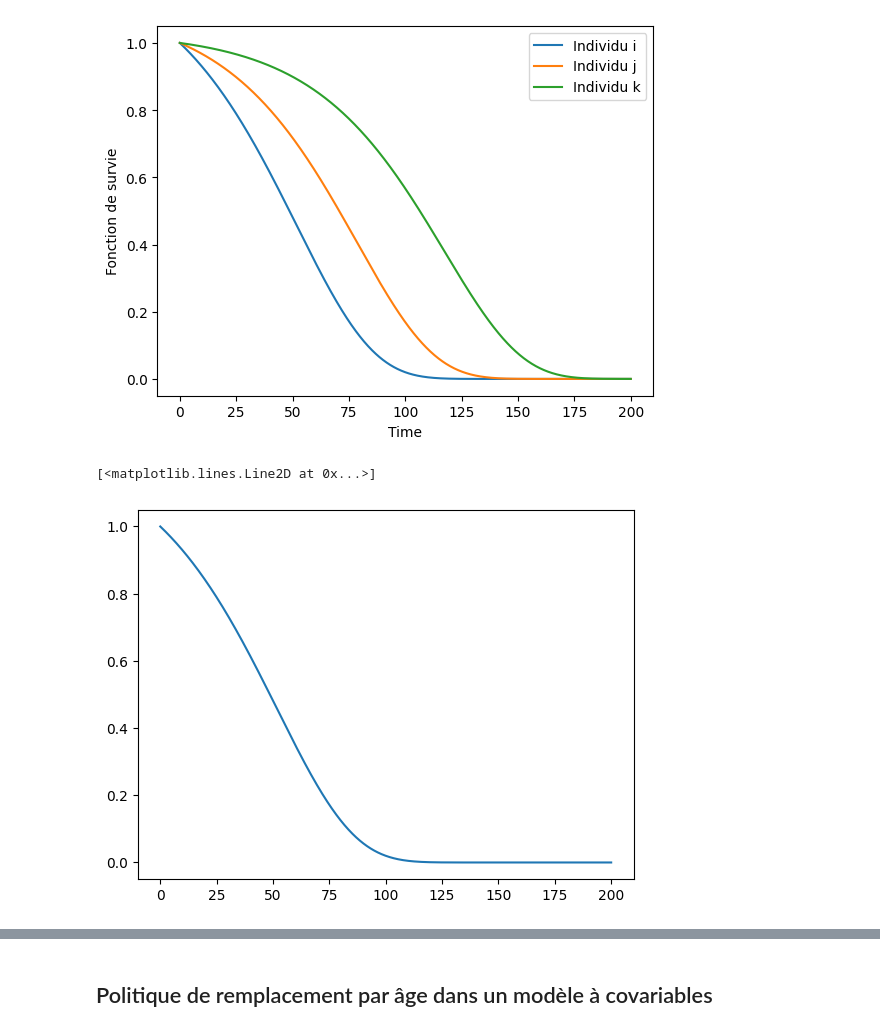
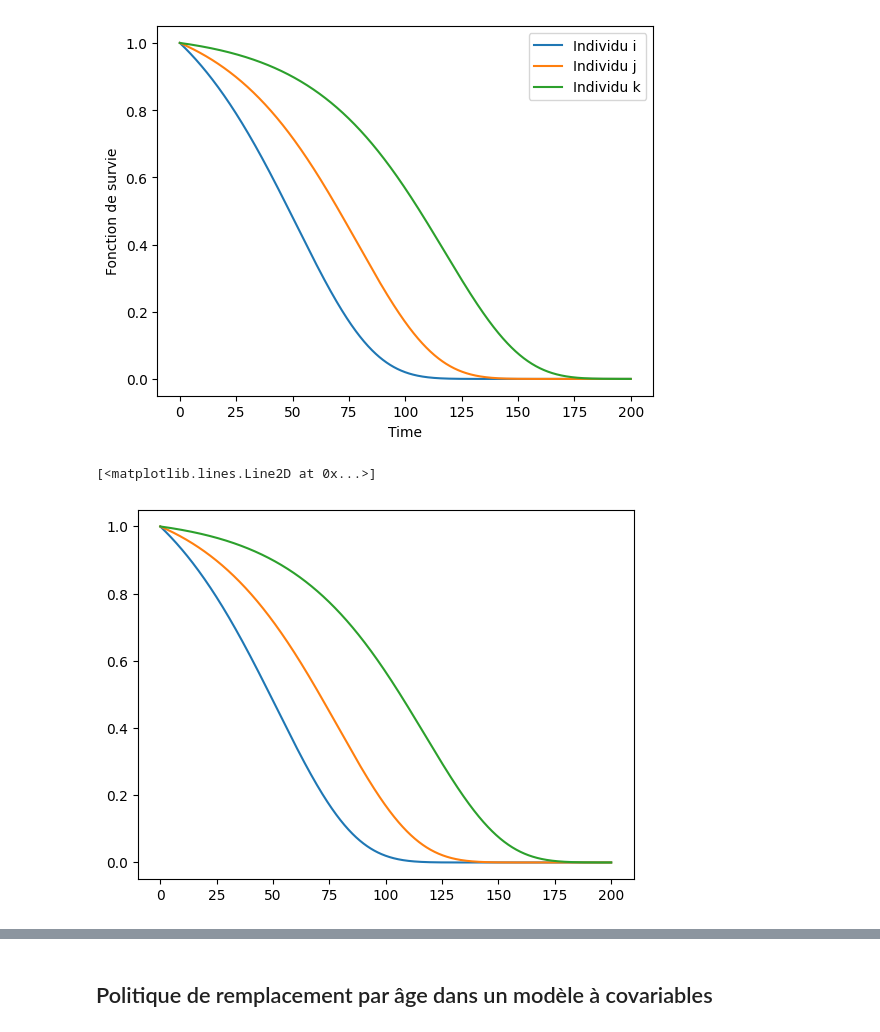
Before and after one commit to rte-france/relife, a Jupyter notebook: doc/source/user_guide/demo_regression.ipynb, the cells around one changed output, grey strips where cells are left out. Saved outputs shown, nothing was run; the diff lists cells and outputs as text; code cells hidden in the pictures.

Commit message:
update policies with get_distribution method

```diff
--- a/doc/source/user_guide/demo_regression.ipynb
+++ b/doc/source/user_guide/demo_regression.ipynb
@@ -60,9 +60,11 @@ plt.show()
 # %% [output]
 [figure]
 # %%
-distri = ph.get_frozen_distribution(covar)
+distri = ph.get_distribution(covar[[i, j, k]])
 # %%
-plt.plot(t, distri.sf(t)[i], label="Individu i")
+plt.plot(t, distri.sf(t)[0], label="Individu i")
+plt.plot(t, distri.sf(t)[1], label="Individu j")
+plt.plot(t, distri.sf(t)[2], label="Individu k")
 # %% [output]
 [<matplotlib.lines.Line2D at 0x...>]
-[figure, old version]
+[figure, new version]
```
Also changed, not shown: parts of 6 cells of this notebook, 2 other files.
